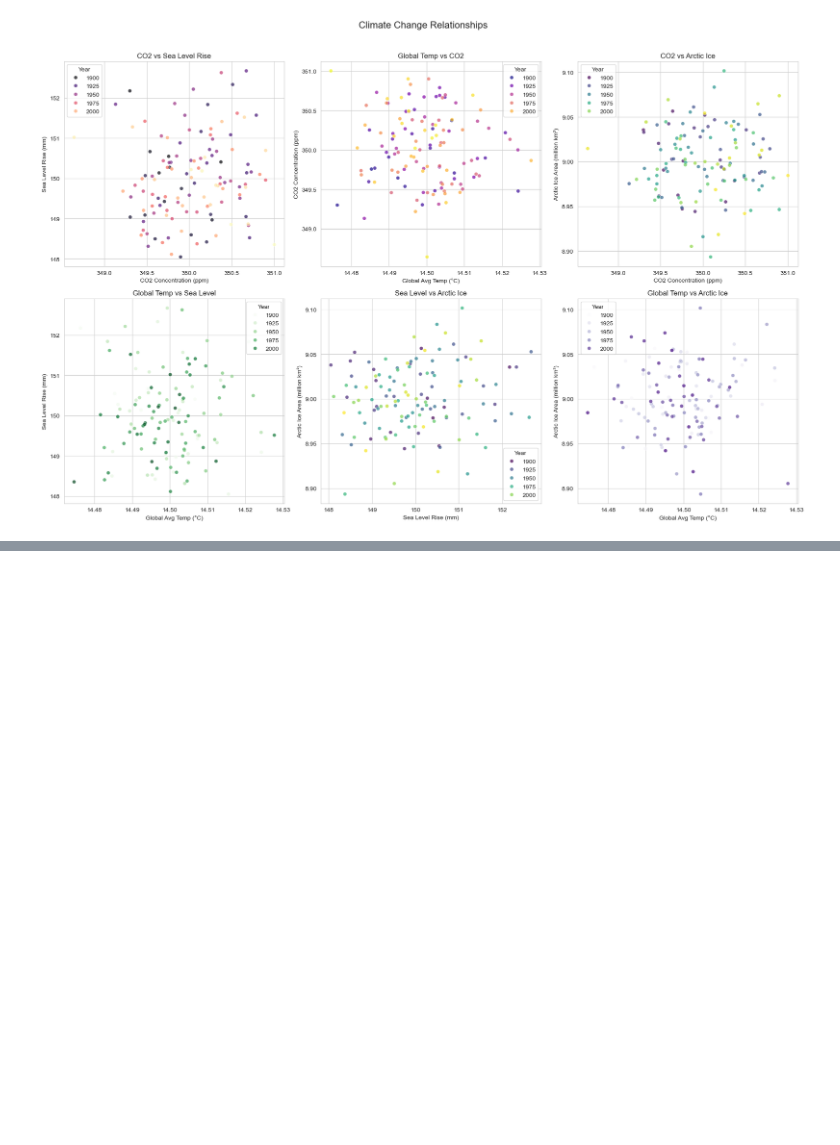
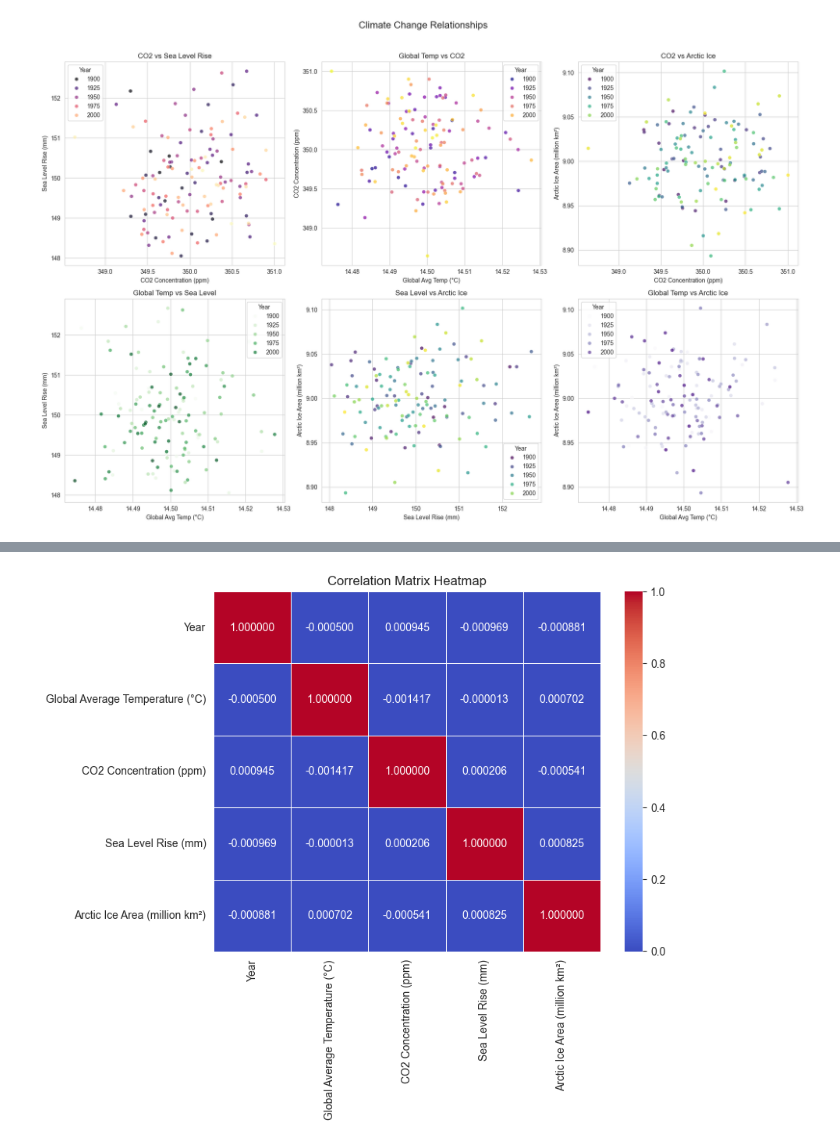
Before and after one commit to Omdena-NIC-Nepal/complete-eda-tensor, a Jupyter notebook: climate_eda.ipynb, the cells around one changed output, grey strips where cells are left out. Saved outputs shown, nothing was run; the diff lists cells and outputs as text; code cells hidden in the pictures; blank space fills up the shorter version.

Commit message:
Correlation Matrix Heatmap

```diff
--- a/climate_eda.ipynb
+++ b/climate_eda.ipynb
@@ -721,3 +721,12 @@ corelation_matrix
 | CO2 Concentration (ppm) | 0.000945 | -0.001417 | 1.000000 | 0.000206 | -0.000541 |
 | Sea Level Rise (mm) | -0.000969 | -0.000013 | 0.000206 | 1.000000 | 0.000825 |
 | Arctic Ice Area (million km²) | -0.000881 | 0.000702 | -0.000541 | 0.000825 | 1.000000 |
+# %%
+# Plotting Correlation Matrix Heatmap
+
+plt.figure(figsize=(8, 6))
+sns.heatmap(corelation_matrix, annot=True, cmap='coolwarm', fmt=".6f", linewidths=0.5)
+plt.title("Correlation Matrix Heatmap")
+plt.show()
+# %% [output]
+[figure, added]
```
Also changed, not shown: parts of 10 cells of this notebook.
